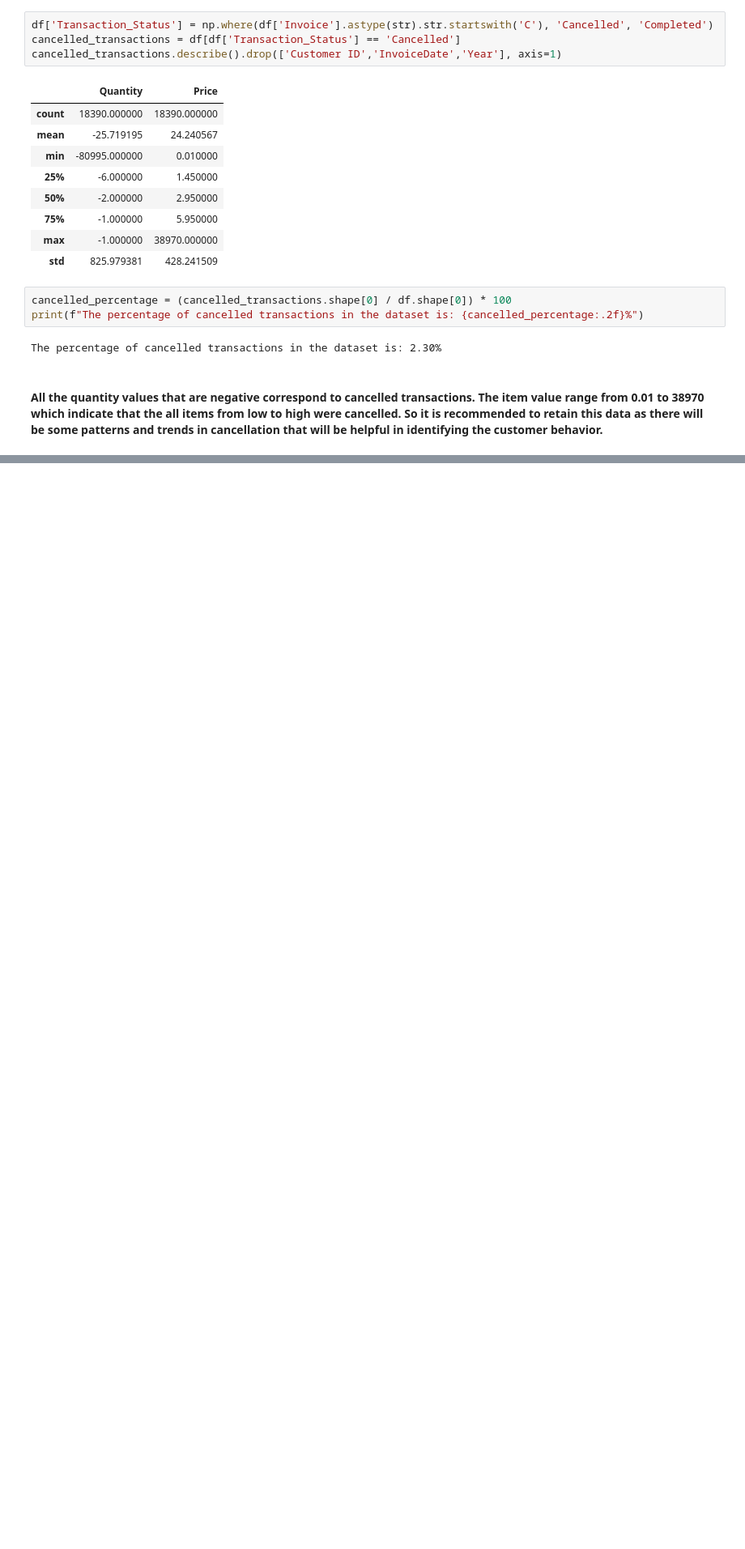
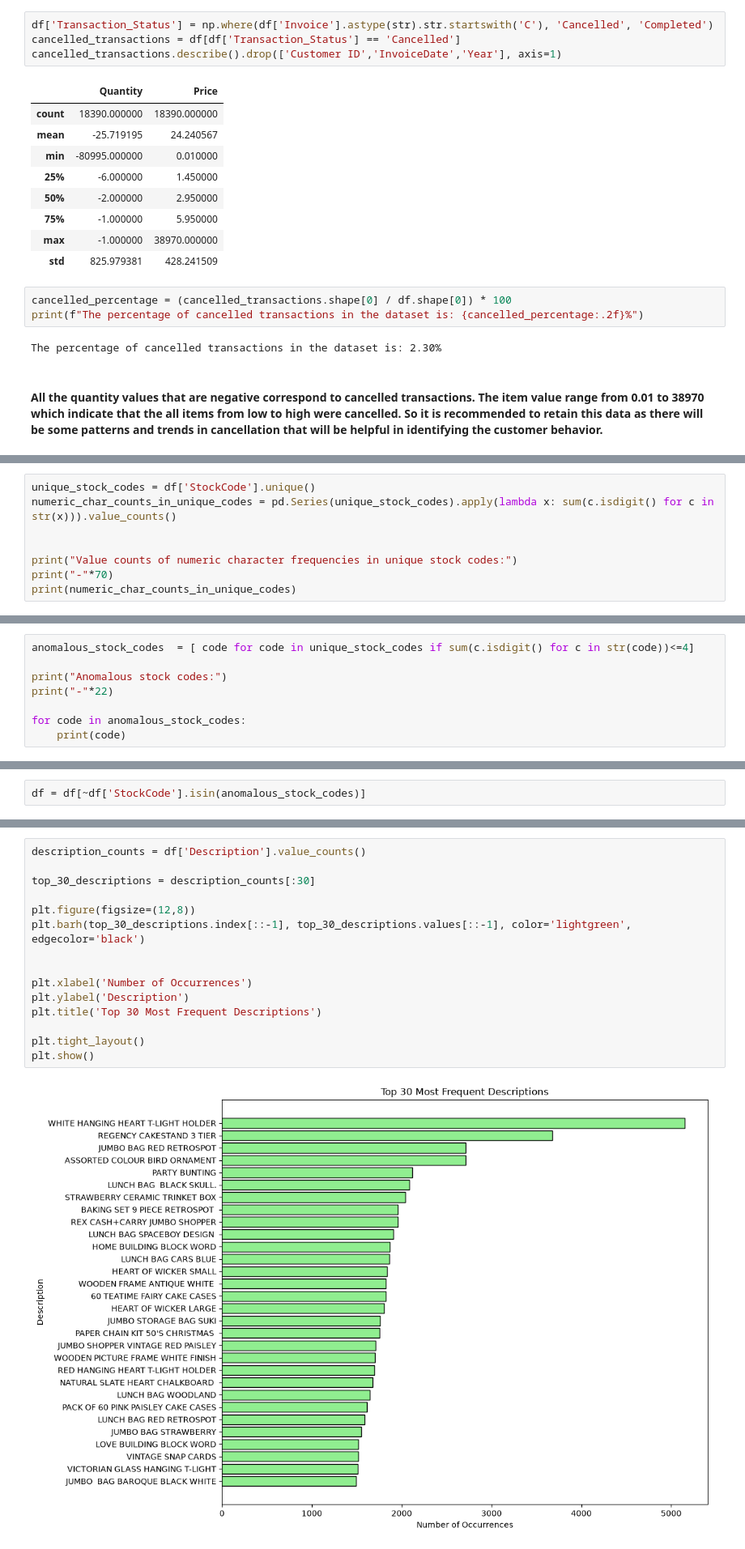
Before and after one commit to SahilLASKAR13/customer-segmentation-retention-analysis, a Jupyter notebook: notebook/CSRA.ipynb, the cells around one changed output, grey strips where cells are left out. Shown at 81% size. Cells and saved outputs as stored; diff of their text form; blank space fills up the shorter version.

```diff
--- a/notebook/CSRA.ipynb
+++ b/notebook/CSRA.ipynb
@@ -609,0 +650,8 @@ The percentage of cancelled transactions in the dataset is: 2.30%
+# %%
+unique_stock_codes = df['StockCode'].unique()
+numeric_char_counts_in_unique_codes = pd.Series(unique_stock_codes).apply(lambda x: sum(c.isdigit() for c in str(x))).value_counts()
+
+
+print("Value counts of numeric character frequencies in unique stock codes:")
+print("-"*70)
+print(numeric_char_counts_in_unique_codes)
@@ -609,0 +669,8 @@ The percentage of cancelled transactions in the dataset is: 2.30%
+# %%
+anomalous_stock_codes  = [ code for code in unique_stock_codes if sum(c.isdigit() for c in str(code))<=4]
+
+print("Anomalous stock codes:")
+print("-"*22)
+
+for code in anomalous_stock_codes:
+    print(code)
@@ -609,0 +700,2 @@ The percentage of cancelled transactions in the dataset is: 2.30%
+# %%
+df = df[~df['StockCode'].isin(anomalous_stock_codes)]
@@ -609,0 +708,17 @@ The percentage of cancelled transactions in the dataset is: 2.30%
+# %%
+description_counts = df['Description'].value_counts()
+
+top_30_descriptions = description_counts[:30]
+
+plt.figure(figsize=(12,8))
+plt.barh(top_30_descriptions.index[::-1], top_30_descriptions.values[::-1], color='lightgreen', edgecolor='black')
+
+
+plt.xlabel('Number of Occurrences')
+plt.ylabel('Description')
+plt.title('Top 30 Most Frequent Descriptions')
+
+plt.tight_layout()
+plt.show()
+# %% [output]
+[figure, added]
```
Also changed, not shown: parts of 29 cells of this notebook.
